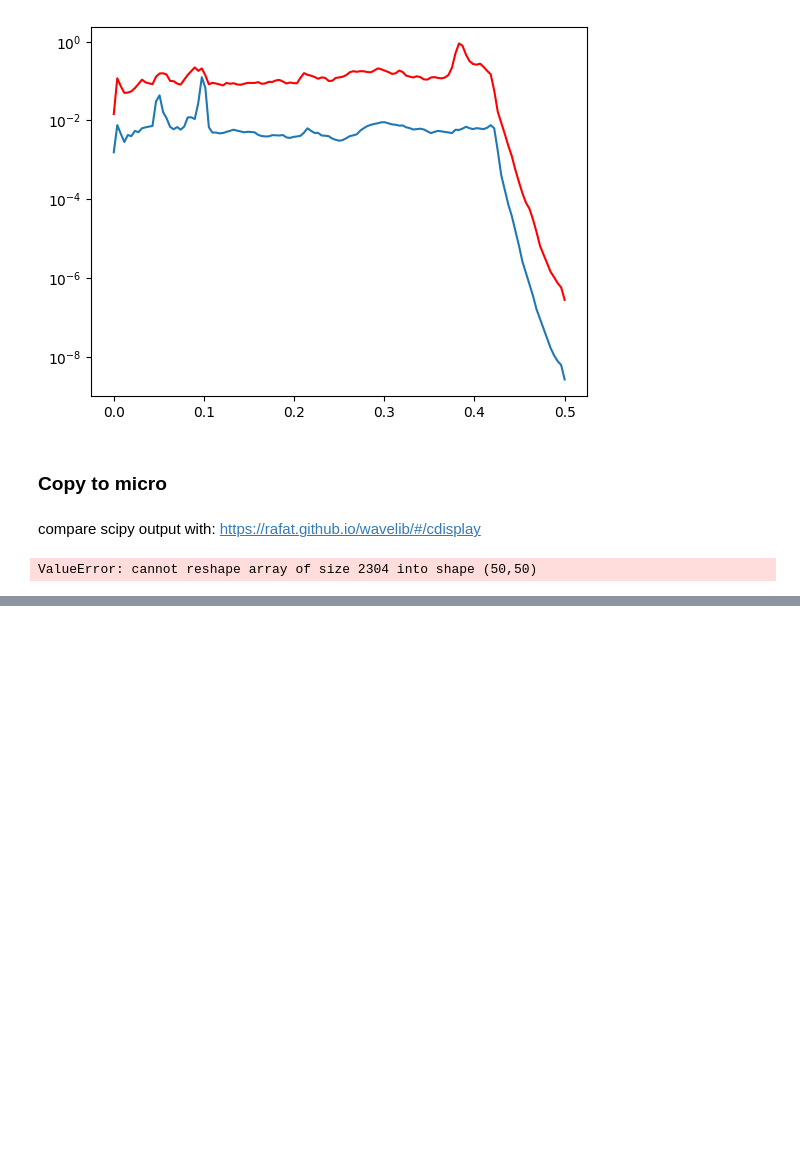
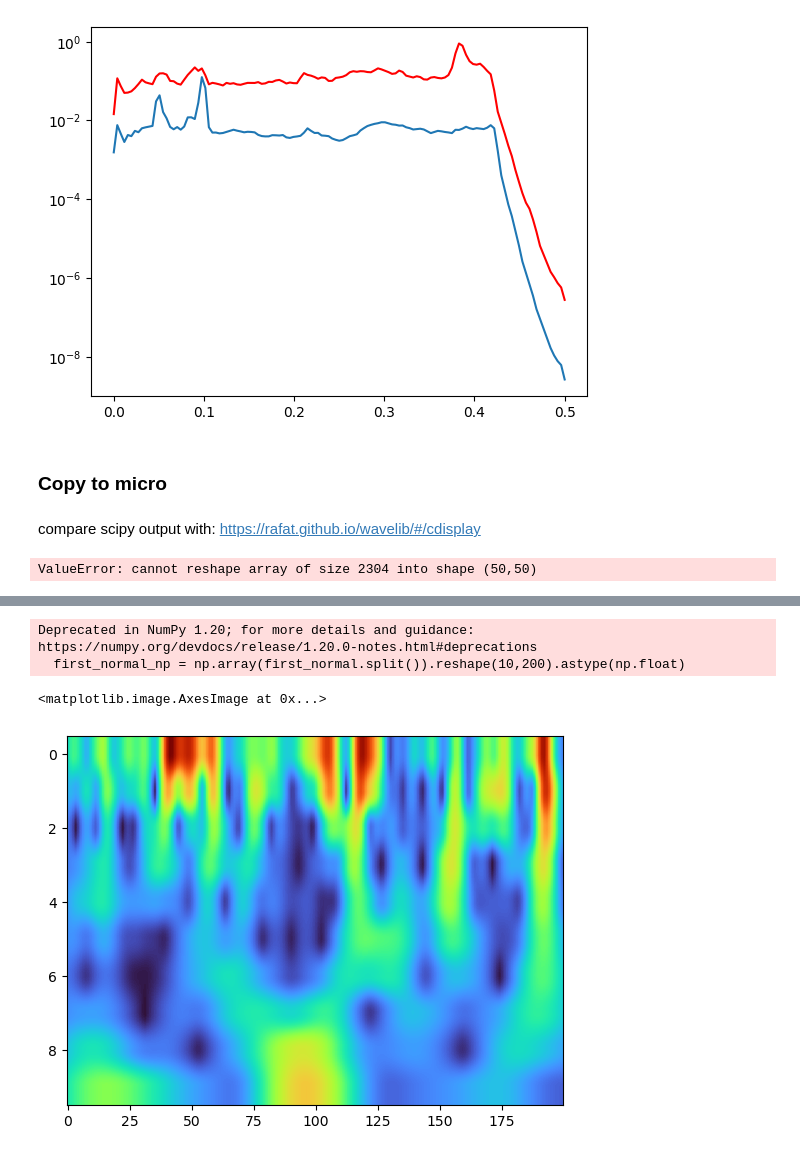
Before and after one commit to bitmorse/bearings-max78000, a Jupyter notebook: firmware/synthed_net/bearingnet/cwt_verification/cwt_bearings.ipynb, the cells around one changed output, grey strips where cells are left out. Cells and saved outputs as stored; diff of their text form; code cells hidden in the pictures; blank space fills up the shorter version.

```diff
--- a/firmware/synthed_net/bearingnet/cwt_verification/cwt_bearings.ipynb
+++ b/firmware/synthed_net/bearingnet/cwt_verification/cwt_bearings.ipynb
@@ -276,0 +281,10 @@ plt.xlim([0, 0.1/REFERENCE])
+# %%
+#load string
+first_normal_np = np.array(first_normal.split()).reshape(10,200).astype(np.float)
+
+plt.imshow(first_normal_np, aspect='auto', cmap='turbo')
+# %% [output]
+Deprecated in NumPy 1.20; for more details and guidance: https://numpy.org/devdocs/release/1.20.0-notes.html#deprecations
+  first_normal_np = np.array(first_normal.split()).reshape(10,200).astype(np.float)
+<matplotlib.image.AxesImage at 0x...>
+[figure, added]
```
Also changed, not shown: parts of 3 cells of this notebook, 2 other files.
